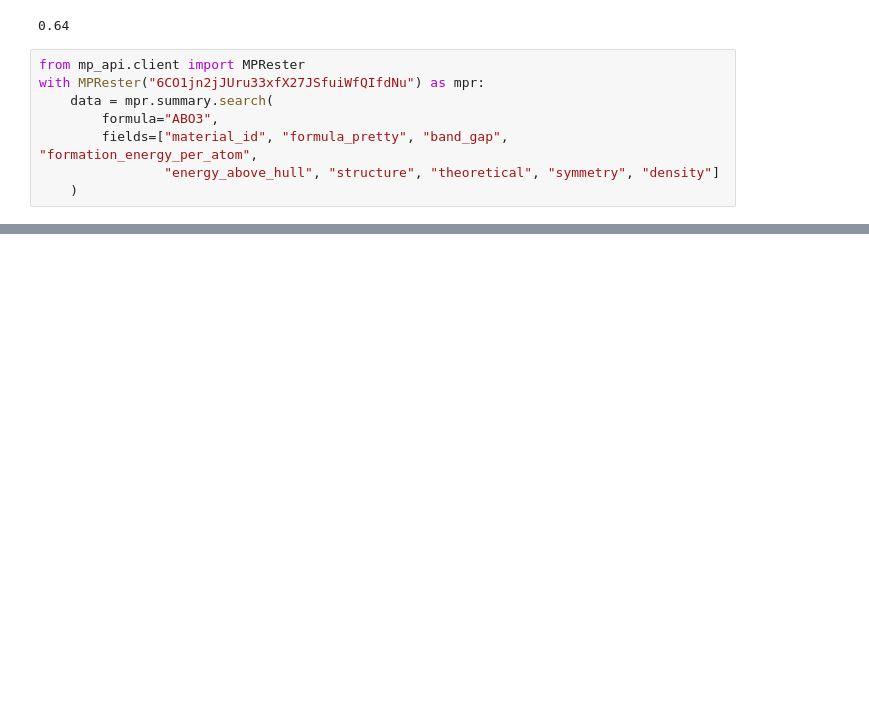
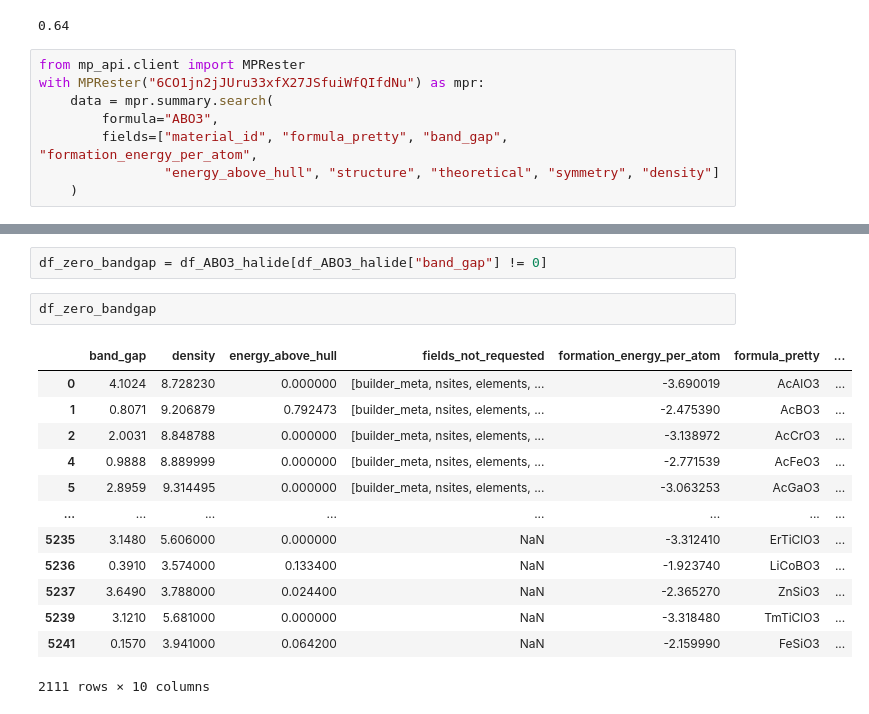
Before and after one commit to nortjo87/matproj, a Jupyter notebook: pilania/test.ipynb, the cells around one changed output, grey strips where cells are left out. Saved outputs shown, nothing was run; the diff lists cells and outputs as text; blank space fills up the shorter version.

```diff
--- a/pilania/test.ipynb
+++ b/pilania/test.ipynb
@@ -68,0 +203,18 @@ AttributeError: 'MPDataDoc' object has no attribute 'formulation_energy_per_atom
+# %%
+df_zero_bandgap = df_ABO3_halide[df_ABO3_halide["band_gap"] != 0]
+# %%
+df_zero_bandgap
+# %% [output]
+|  | band_gap | density | energy_above_hull | fields_not_requested | formation_energy_per_atom | formula_pretty | ... |
+| 0 | 4.1024 | 8.728230 | 0.000000 | [builder_meta, nsites, elements, ... | -3.690019 | AcAlO3 | ... |
+| 1 | 0.8071 | 9.206879 | 0.792473 | [builder_meta, nsites, elements, ... | -2.475390 | AcBO3 | ... |
+| 2 | 2.0031 | 8.848788 | 0.000000 | [builder_meta, nsites, elements, ... | -3.138972 | AcCrO3 | ... |
+| 4 | 0.9888 | 8.889999 | 0.000000 | [builder_meta, nsites, elements, ... | -2.771539 | AcFeO3 | ... |
+| 5 | 2.8959 | 9.314495 | 0.000000 | [builder_meta, nsites, elements, ... | -3.063253 | AcGaO3 | ... |
+| ... | ... | ... | ... | ... | ... | ... | ... |
+| 5235 | 3.1480 | 5.606000 | 0.000000 | NaN | -3.312410 | ErTiClO3 | ... |
+| 5236 | 0.3910 | 3.574000 | 0.133400 | NaN | -1.923740 | LiCoBO3 | ... |
+| 5237 | 3.6490 | 3.788000 | 0.024400 | NaN | -2.365270 | ZnSiO3 | ... |
+| 5239 | 3.1210 | 5.681000 | 0.000000 | NaN | -3.318480 | TmTiClO3 | ... |
+| 5241 | 0.1570 | 3.941000 | 0.064200 | NaN | -2.159990 | FeSiO3 | ... |
+2111 rows × 10 columns
```
Also changed, not shown: parts of 14 cells of this notebook, 1 other file.
